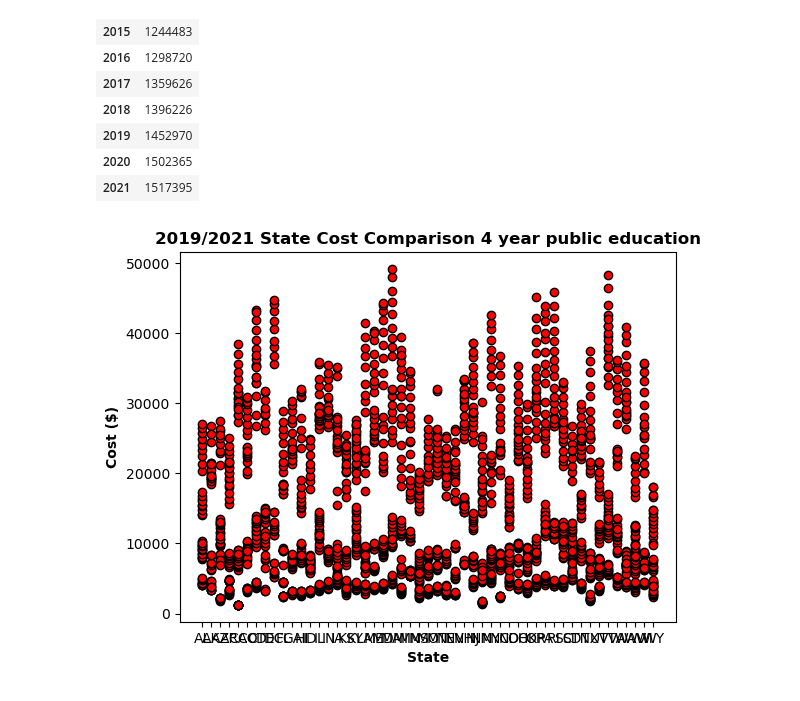
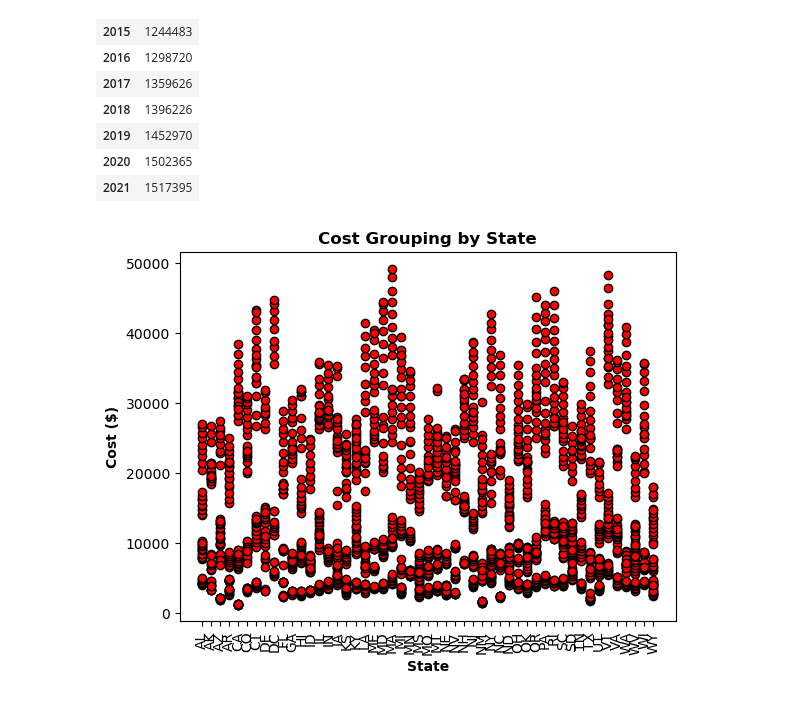
Before and after one commit to anthonybpino/Project-1-Undergrad-Student-Data, a Jupyter notebook: cost_state_2019_2021.ipynb, the cells around one changed output. Drawn from its saved outputs; the diff is of its cells as text; code cells hidden in the pictures.

```diff
--- a/cost_state_2019_2021.ipynb
+++ b/cost_state_2019_2021.ipynb
@@ -505,13 +613,13 @@ private_group_year_cost
 # %%
 
 plt.scatter(fees_tuition_data["State Code"], fees_tuition_data["Cost"],
             marker="o", facecolors="red", edgecolors="black")
-
-plt.title("2019/2021 State Cost Comparison 4 year public education",
+plt.xticks(rotation="vertical")
+plt.title("Cost Grouping by State",
           fontweight="bold")
 plt.ylabel("Cost ($)", fontweight="bold")
 plt.xlabel("State", fontweight="bold")
-plt.savefig(os.path.join("output", "four_comparison_2019_2021.png"))
+# plt.figure(figsize=(20, 4))
 plt.show()
 # %% [output]
-[figure, old version]
+[figure, new version]
```
Also changed, not shown: parts of 9 cells of this notebook, 2 other files.
